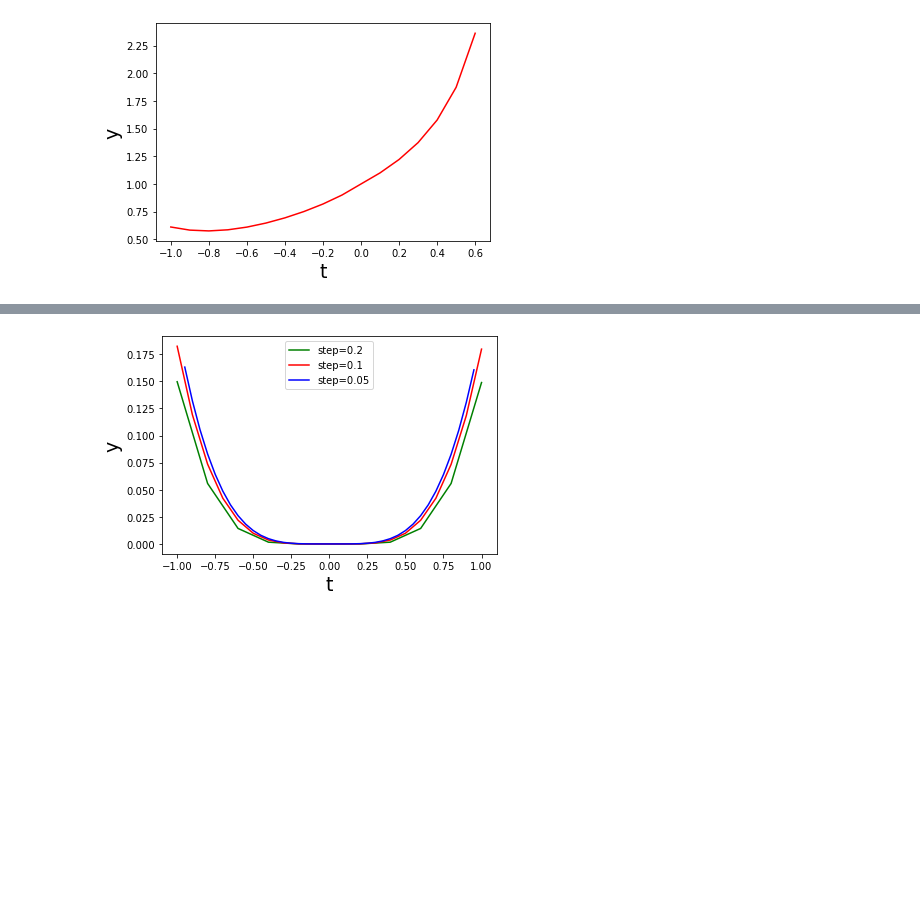
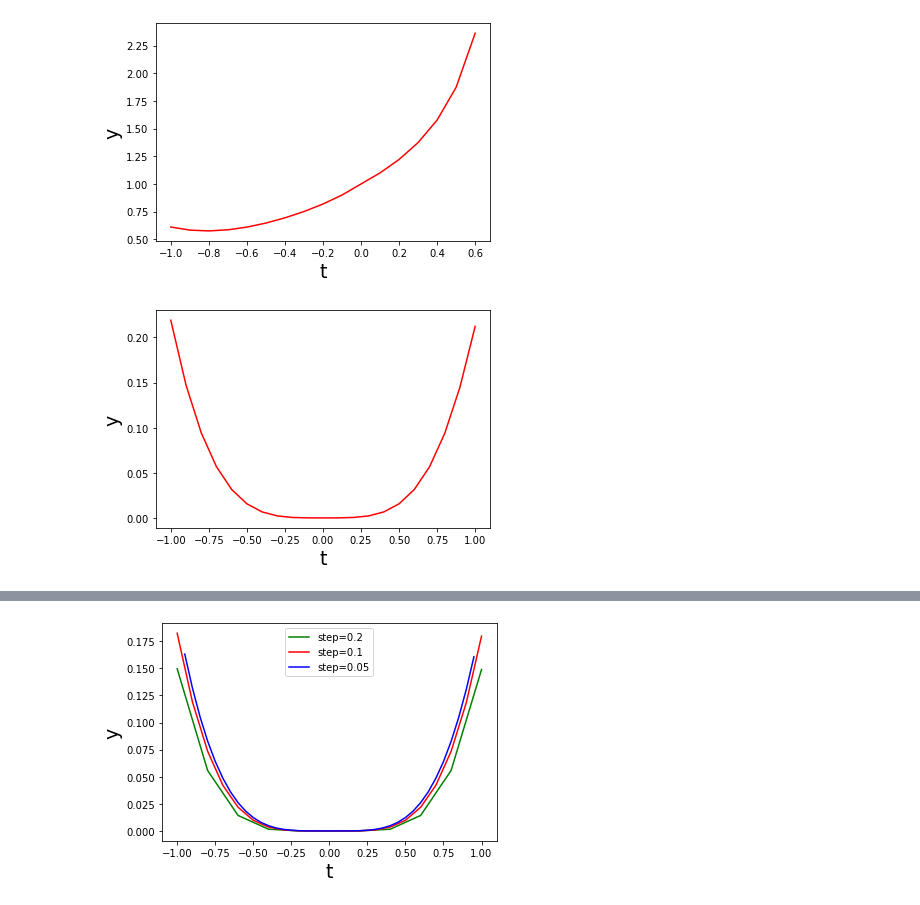
Before and after one commit to junl666/MATH285-Lab-ZJUI-SP23, a Jupyter notebook: math285_lab.ipynb, the cells around one changed output, grey strips where cells are left out. Saved outputs shown, nothing was run; the diff lists cells and outputs as text; code cells hidden in the pictures; blank space fills up the shorter version.

Commit message:
finish Improve Euler in report

```diff
--- a/math285_lab.ipynb
+++ b/math285_lab.ipynb
@@ -195,2 +191,10 @@ euler_1.draw()
 # %% [output]
 [figure]
+# %%
+# improve Euler Method with step = 0.1, IVP1
+plt.xlabel('t', fontsize=19)
+plt.ylabel('y', fontsize=19)
+im_euler_1 = NumericalSols(0, 0.1, -1, 1, 1)
+im_euler_1.draw()
+# %% [output]
+[figure, added]
```
Also changed, not shown: parts of 5 cells of this notebook.
